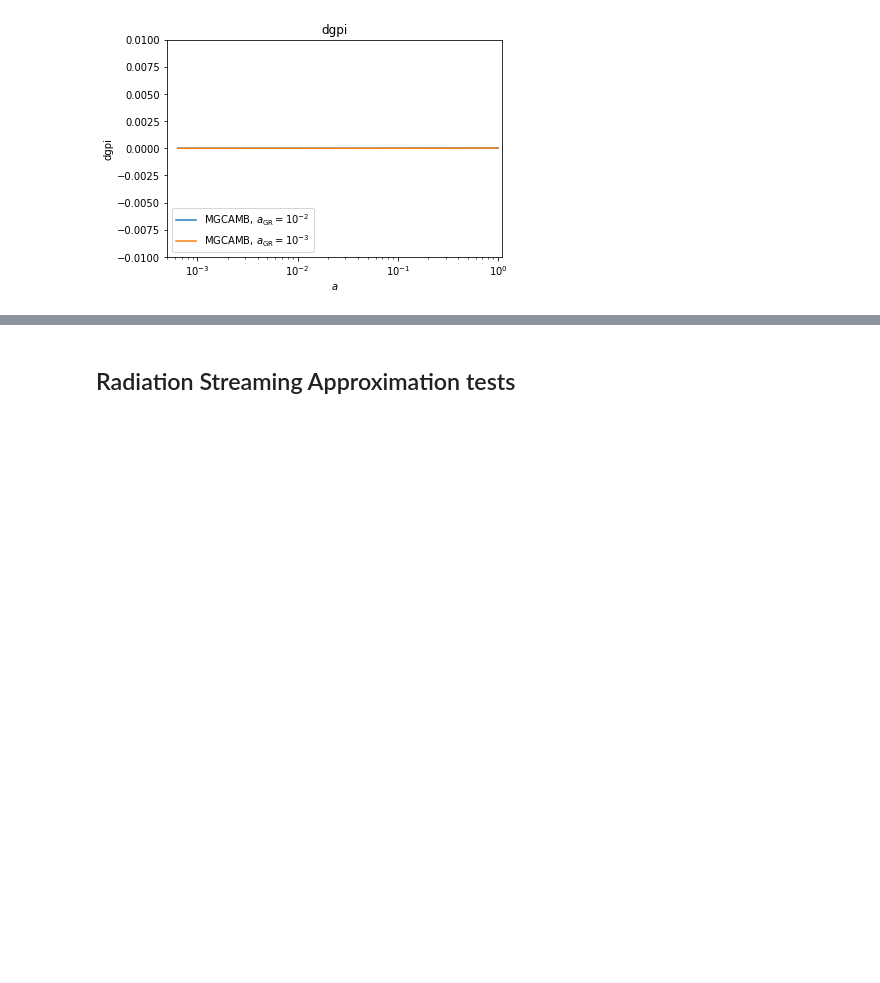
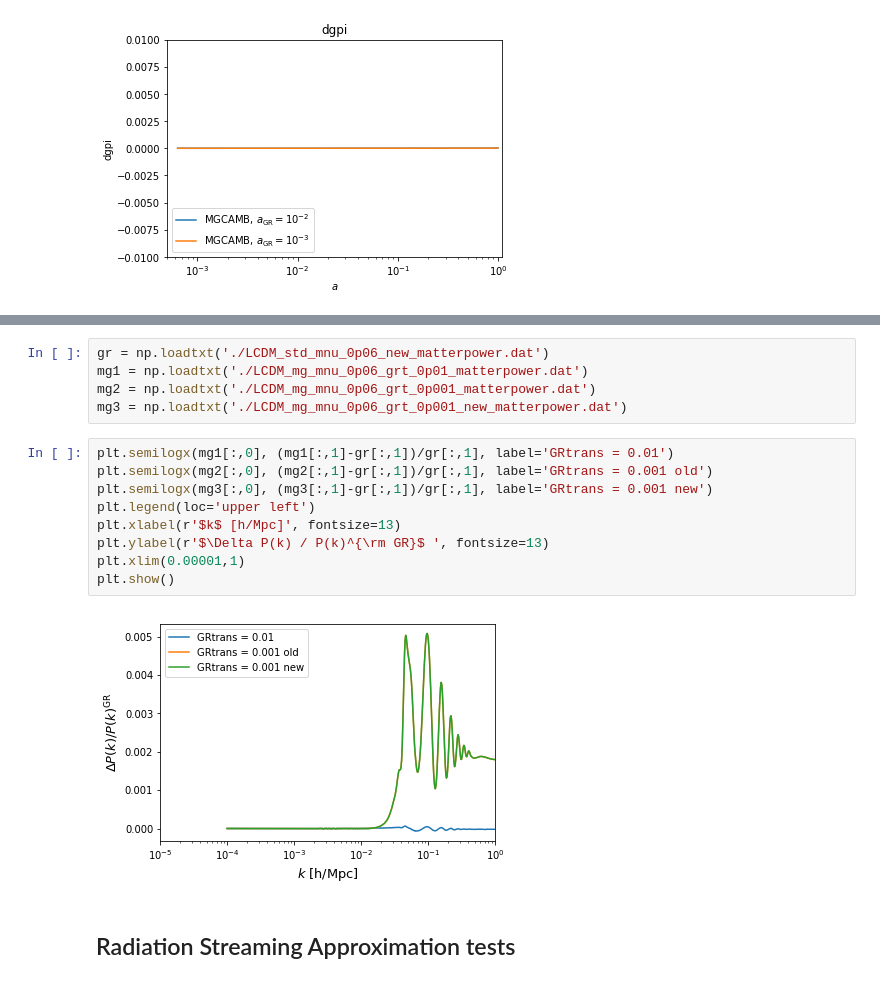
Before and after one commit to alexzucca90/MGCAMB, a Jupyter notebook: TestMGCAMB.ipynb, the cells around one changed output, grey strips where cells are left out. Saved outputs shown, nothing was run; the diff lists cells and outputs as text; blank space fills up the shorter version.

```diff
--- a/TestMGCAMB.ipynb
+++ b/TestMGCAMB.ipynb
@@ -113,3 +129,19 @@ mg2 = np.loadtxt()
+# %%
+gr = np.loadtxt('./LCDM_std_mnu_0p06_new_matterpower.dat')
+mg1 = np.loadtxt('./LCDM_mg_mnu_0p06_grt_0p01_matterpower.dat')
+mg2 = np.loadtxt('./LCDM_mg_mnu_0p06_grt_0p001_matterpower.dat')
+mg3 = np.loadtxt('./LCDM_mg_mnu_0p06_grt_0p001_new_matterpower.dat')
+# %%
+plt.semilogx(mg1[:,0], (mg1[:,1]-gr[:,1])/gr[:,1], label='GRtrans = 0.01')
+plt.semilogx(mg2[:,0], (mg2[:,1]-gr[:,1])/gr[:,1], label='GRtrans = 0.001 old')
+plt.semilogx(mg3[:,0], (mg3[:,1]-gr[:,1])/gr[:,1], label='GRtrans = 0.001 new')
+plt.legend(loc='upper left')
+plt.xlabel(r'$k$ [h/Mpc]', fontsize=13)
+plt.ylabel(r'$\Delta P(k) / P(k)^{\rm GR}$ ', fontsize=13)
+plt.xlim(0.00001,1)
+plt.show()
+# %% [output]
+[figure, added]
 # %% [markdown]
 ## Radiation Streaming Approximation tests
 # %%
```
Also changed, not shown: parts of 4 cells of this notebook.
